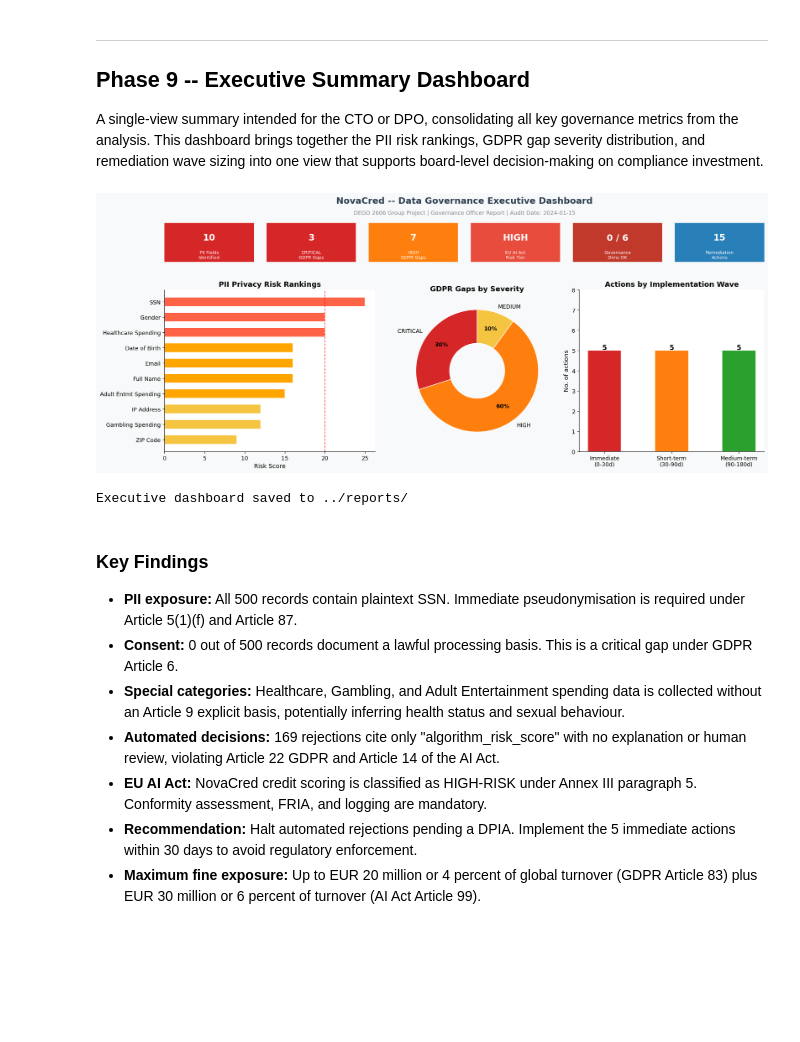
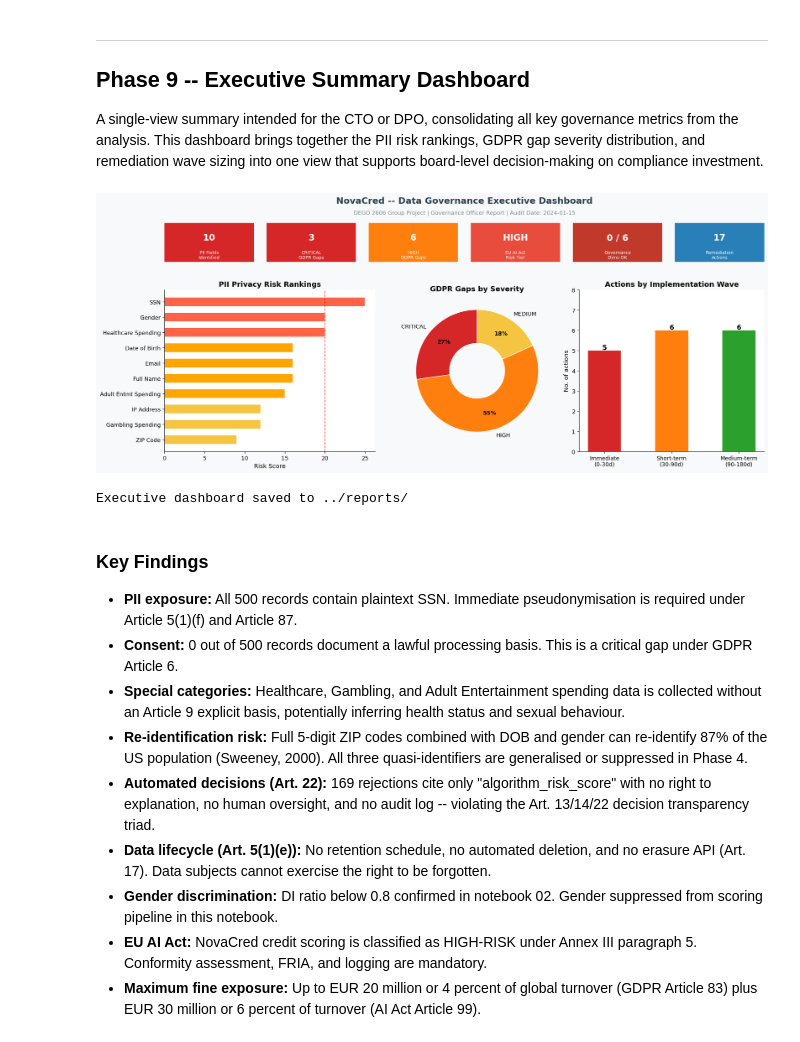
Before and after one commit to leobbaroni/Team13_DEGO_Repo, a Jupyter notebook: notebooks/03-privacy-demo.ipynb, the cells around one changed output. Drawn from its saved outputs; the diff is of its cells as text; code cells hidden in the pictures; blank space fills up the shorter version.

```diff
--- a/notebooks/03-privacy-demo.ipynb
+++ b/notebooks/03-privacy-demo.ipynb
@@ -833,7 +959,7 @@ for wave, items in recommendations.items():
        Basis  : Art. 25
 # %%
 # Remediation roadmap visualisation
-fig, ax = plt.subplots(figsize=(14, 7))
+fig, ax = plt.subplots(figsize=(15, 8))
 ax.axis('off')
 fig.patch.set_facecolor('#f8f9fa')
 
@@ -841,19 +967,22 @@ wave_colours = ['#d62728', '#ff7f0e', '#2ca02c']
 x_positions  = [0.03, 0.36, 0.69]
 box_width    = 0.28
 
+max_items = max(len(v) for v in recommendations.values())
+item_height = min(0.135, 0.82 / max_items)
+
 for (wave, items), colour, x in zip(recommendations.items(), wave_colours, x_positions):
     ax.add_patch(plt.Rectangle((x, 0.88), box_width, 0.1,
                  transform=ax.transAxes, color=colour, zorder=2, clip_on=False))
     ax.text(x + box_width / 2, 0.93, wave, transform=ax.transAxes,
             ha='center', va='center', fontsize=8, fontweight='bold', color='white', zorder=3)
     for idx, (title, _, basis) in enumerate(items):
-        y_pos = 0.80 - idx * 0.155
-        ax.add_patch(plt.Rectangle((x + 0.01, y_pos - 0.06), box_width - 0.02, 0.12,
+        y_pos = 0.80 - idx * item_height
+        ax.add_patch(plt.Rectangle((x + 0.01, y_pos - 0.05), box_width - 0.02, 0.10,
                      transform=ax.transAxes, color=colour, alpha=0.12, zorder=1, clip_on=False))
-        ax.text(x + 0.03, y_pos + 0.03, title,
-                transform=ax.transAxes, fontsize=8, fontweight='bold', color='#2c3e50', va='top')
+        ax.text(x + 0.03, y_pos + 0.02, title,
+                transform=ax.transAxes, fontsize=7.5, fontweight='bold', color='#2c3e50', va='top')
         ax.text(x + 0.03, y_pos - 0.02, basis,
-                transform=ax.transAxes, fontsize=6.5, color='#555555', va='top', style='italic')
+                transform=ax.transAxes, fontsize=6, color='#555555', va='top', style='italic')
 
 ax.set_title('NovaCred Governance Remediation Roadmap', fontsize=13, fontweight='bold', pad=15)
 plt.tight_layout()
@@ -875,14 +1004,19 @@ fig.text(0.5, 0.97, 'NovaCred -- Data Governance Executive Dashboard',
 fig.text(0.5, 0.93, 'DEGO 2606 Group Project | Governance Officer Report | Audit Date: 2024-01-15',
          ha='center', fontsize=10, color='#7f8c8d')
 
-# KPI boxes
+# KPI boxes -- dynamically compute counts from data structures
+n_gaps = len(df_gaps)
+n_critical = int((df_gaps['Severity'] == 'CRITICAL').sum())
+n_high = int((df_gaps['Severity'] == 'HIGH').sum())
+n_actions = sum(len(v) for v in recommendations.values())
+
 kpis = [
-    ('10',      'PII Fields\nIdentified',    '#d62728'),
-    ('3',       'CRITICAL\nGDPR Gaps',       '#d62728'),
-    ('7',       'HIGH\nGDPR Gaps',           '#ff7f0e'),
-    ('HIGH',    'EU AI Act\nRisk Tier',       '#e74c3c'),
-    ('0 / 6',   'Governance\nDims OK',        '#c0392b'),
-    ('15',      'Remediation\nActions',       '#2980b9'),
+    ('10',           'PII Fields\nIdentified',    '#d62728'),
+    (str(n_critical),'CRITICAL\nGDPR Gaps',       '#d62728'),
+    (str(n_high),    'HIGH\nGDPR Gaps',           '#ff7f0e'),
+    ('HIGH',         'EU AI Act\nRisk Tier',       '#e74c3c'),
+    ('0 / 6',        'Governance\nDims OK',        '#c0392b'),
+    (str(n_actions), 'Remediation\nActions',       '#2980b9'),
 ]
 for i, (val, label, colour) in enumerate(kpis):
     ax_k = fig.add_axes([0.03 + i * 0.16, 0.76, 0.14, 0.14])
@@ -900,35 +1034,35 @@ bar_c2 = [cmap[l] for l in df_s2['Level']]
 ax1.barh(df_s2['Field'], df_s2['Risk Score'], color=bar_c2, edgecolor='white', height=0.6)
 ax1.set_xlabel('Risk Score'); ax1.set_title('PII Privacy Risk Rankings', fontweight='bold')
 ax1.axvline(20, color='red', lw=1.2, ls='--', alpha=0.7)
 
 # GDPR gap donut (centre) -- fix pctdistance for centred percentages
 ax2 = fig.add_axes([0.40, 0.08, 0.24, 0.58])
 sev_c2 = df_gaps['Severity'].value_counts().reindex(['CRITICAL', 'HIGH', 'MEDIUM']).fillna(0)
 wedges, texts, autotexts = ax2.pie(
     sev_c2, labels=sev_c2.index, colors=['#d62728', '#ff7f0e', '#f5c542'],
     autopct='%1.0f%%', startangle=90, pctdistance=0.72,
     wedgeprops=dict(width=0.55, edgecolor='white'))
 for at in autotexts:
     at.set_fontweight('bold')
 ax2.set_title('GDPR Gaps by Severity', fontweight='bold')
 
 # Remediation wave bar (right)
 ax3 = fig.add_axes([0.68, 0.08, 0.29, 0.58])
 wave_labels = ['Immediate\n(0-30d)', 'Short-term\n(30-90d)', 'Medium-term\n(90-180d)']
 wave_counts = [len(v) for v in recommendations.values()]
 bars3 = ax3.bar(wave_labels, wave_counts, color=['#d62728', '#ff7f0e', '#2ca02c'],
                 edgecolor='white', width=0.5)
 ax3.set_ylabel('No. of actions'); ax3.set_title('Actions by Implementation Wave', fontweight='bold')
 for bar, cnt in zip(bars3, wave_counts):
     ax3.text(bar.get_x() + bar.get_width() / 2, bar.get_height() + 0.05,
              str(cnt), ha='center', fontsize=12, fontweight='bold')
-ax3.set_ylim(0, 8)
+ax3.set_ylim(0, max(wave_counts) + 2)
 
 plt.savefig('../reports/executive_dashboard.png', bbox_inches='tight', facecolor=fig.get_facecolor())
 plt.show()
 print('Executive dashboard saved to ../reports/')
 # %% [output]
-[figure, old version]
+[figure, new version]
 Executive dashboard saved to ../reports/
 # %% [markdown]
 ### Key Findings
@@ -936,9 +1070,11 @@ Executive dashboard saved to ../reports/
 - **PII exposure:** All 500 records contain plaintext SSN. Immediate pseudonymisation is required under Article 5(1)(f) and Article 87.
 - **Consent:** 0 out of 500 records document a lawful processing basis. This is a critical gap under GDPR Article 6.
 - **Special categories:** Healthcare, Gambling, and Adult Entertainment spending data is collected without an Article 9 explicit basis, potentially inferring health status and sexual behaviour.
-- **Automated decisions:** 169 rejections cite only "algorithm_risk_score" with no explanation or human review, violating Article 22 GDPR and Article 14 of the AI Act.
+- **Re-identification risk:** Full 5-digit ZIP codes combined with DOB and gender can re-identify 87% of the US population (Sweeney, 2000). All three quasi-identifiers are generalised or suppressed in Phase 4.
+- **Automated decisions (Art. 22):** 169 rejections cite only "algorithm_risk_score" with no right to explanation, no human oversight, and no audit log -- violating the Art. 13/14/22 decision transparency triad.
+- **Data lifecycle (Art. 5(1)(e)):** No retention schedule, no automated deletion, and no erasure API (Art. 17). Data subjects cannot exercise the right to be forgotten.
+- **Gender discrimination:** DI ratio below 0.8 confirmed in notebook 02. Gender suppressed from scoring pipeline in this notebook.
 - **EU AI Act:** NovaCred credit scoring is classified as HIGH-RISK under Annex III paragraph 5. Conformity assessment, FRIA, and logging are mandatory.
-- **Recommendation:** Halt automated rejections pending a DPIA. Implement the 5 immediate actions within 30 days to avoid regulatory enforcement.
 - **Maximum fine exposure:** Up to EUR 20 million or 4 percent of global turnover (GDPR Article 83) plus EUR 30 million or 6 percent of turnover (AI Act Article 99).
 # %% [markdown]
 ---
```
Also changed, not shown: parts of 10 cells of this notebook, 3 other files.
